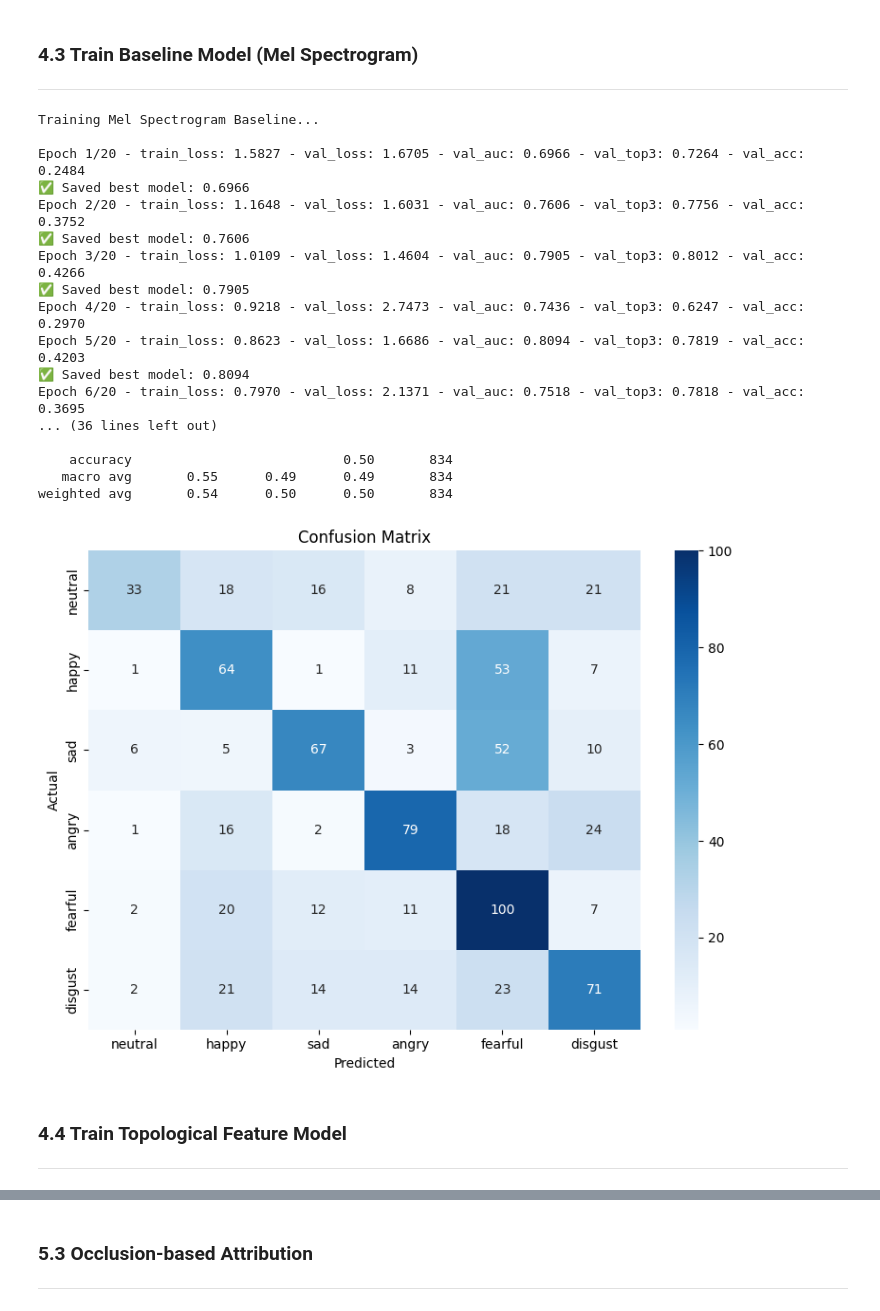
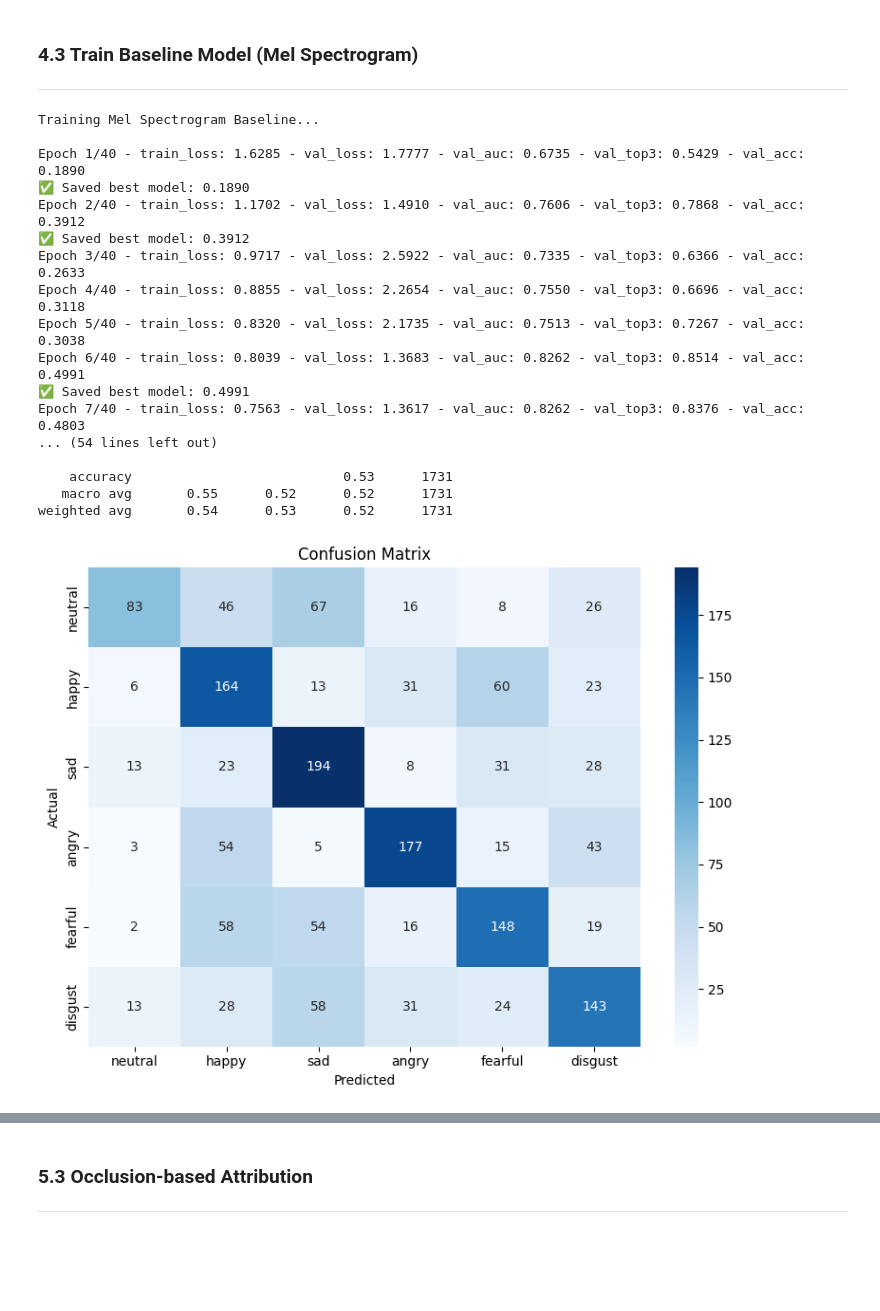
Before and after one commit to michelraskin/simplicialcomplex, a Jupyter notebook: paper_notebook.ipynb, the cells around one changed output, grey strips where cells are left out. Cells and saved outputs as stored; diff of their text form; code cells hidden in the pictures; blank space fills up the shorter version.

```diff
--- a/paper_notebook.ipynb
+++ b/paper_notebook.ipynb
@@ -410,29 +462,22 @@ if 'myY' in locals():
     # Filter for non-noisy test samples (clean evaluation)
     X_train, X_val, X_test = myData[train_idx], myData[val_idx], myData[test_idx]
     X_train2, X_val2, X_test2 = myData2[train_idx], myData2[val_idx], myData2[test_idx]
-    X_train3, X_val3, X_test3 = myData3[train_idx], myData3[val_idx], myData3[test_idx]
     y_train, y_val, y_test = myY[train_idx], myY[val_idx], myY[test_idx]
 
     # Convert to PyTorch tensors
     # Filter by noise for training (include both clean and noisy)
-    has_noise_train = np.where((myHasNoise[train_idx] == 0) | (myHasNoise[train_idx] == 1))[0]
-    X_train_tensor = torch.tensor(X_train[has_noise_train].transpose(0, 3, 1, 2), dtype=torch.float32)
-    X_train2_tensor = torch.tensor(X_train2[has_noise_train].transpose(0, 3, 1, 2), dtype=torch.float32)
-    X_train3_tensor = torch.tensor(X_train3[has_noise_train].transpose(0, 3, 1, 2), dtype=torch.float32)
-    y_train_tensor = torch.tensor(np.argmax(y_train[has_noise_train], axis=1), dtype=torch.long)
+    X_train_tensor = torch.tensor(X_train.transpose(0, 3, 1, 2), dtype=torch.float32)
+    X_train2_tensor = torch.tensor(X_train2.transpose(0, 3, 1, 2), dtype=torch.float32)
+    y_train_tensor = torch.tensor(np.argmax(y_train, axis=1), dtype=torch.long)
 
-    has_noise_val = np.where((myHasNoise[val_idx] == 0) | (myHasNoise[val_idx] == 1))[0]
-    X_val_tensor = torch.tensor(X_val[has_noise_val].transpose(0, 3, 1, 2), dtype=torch.float32)
-    X_val2_tensor = torch.tensor(X_val2[has_noise_val].transpose(0, 3, 1, 2), dtype=torch.float32)
-    X_val3_tensor = torch.tensor(X_val3[has_noise_val].transpose(0, 3, 1, 2), dtype=torch.float32)
-    y_val_tensor = torch.tensor(np.argmax(y_val[has_noise_val], axis=1), dtype=torch.long)
+    X_val_tensor = torch.tensor(X_val.transpose(0, 3, 1, 2), dtype=torch.float32)
+    X_val2_tensor = torch.tensor(X_val2.transpose(0, 3, 1, 2), dtype=torch.float32)
+    y_val_tensor = torch.tensor(np.argmax(y_val, axis=1), dtype=torch.long)
 
     # Test: only clean samples
-    has_noise_test = np.where(myHasNoise[test_idx] == 0)[0]
-    X_test_tensor = torch.tensor(X_test[has_noise_test].transpose(0, 3, 1, 2), dtype=torch.float32)
-    X_test2_tensor = torch.tensor(X_test2[has_noise_test].transpose(0, 3, 1, 2), dtype=torch.float32)
-    X_test3_tensor = torch.tensor(X_test3[has_noise_test].transpose(0, 3, 1, 2), dtype=torch.float32)
-    y_test_tensor = torch.tensor(np.argmax(y_test[has_noise_test], axis=1), dtype=torch.long)
+    X_test_tensor = torch.tensor(X_test.transpose(0, 3, 1, 2), dtype=torch.float32)
+    X_test2_tensor = torch.tensor(X_test2.transpose(0, 3, 1, 2), dtype=torch.float32)
+    y_test_tensor = torch.tensor(np.argmax(y_test, axis=1), dtype=torch.long)
 
     print(f"\nTensor shapes:")
     print(f"Train mel: {X_train_tensor.shape}")
@@ -465,7 +510,7 @@ def train_model(model, train_loader, val_loader, num_epochs=30, lr=1e-3,
     auroc = MulticlassAUROC(num_classes=6, average='macro').to(device)
     top3acc = MulticlassAccuracy(num_classes=6, top_k=3).to(device)
 
-    best_val_auc = 0.0
+    best_acc = 0.0
     history = {'train_loss': [], 'val_loss': [], 'val_auc': [], 'val_acc': []}
 
     for epoch in range(num_epochs):
@@ -531,10 +576,10 @@ def train_model(model, train_loader, val_loader, num_epochs=30, lr=1e-3,
               f"val_acc: {accuracy:.4f}")
 
         # Save best model
-        if val_auc > best_val_auc:
-            best_val_auc = val_auc
+        if accuracy > best_acc:
+            best_acc = accuracy
             torch.save(model.state_dict(), f"best_{model_name}.pth")
-            print(f"✅ Saved best model: {val_auc:.4f}")
+            print(f"✅ Saved best model: {accuracy:.4f}")
 
     return model, history
 
@@ -616,52 +661,48 @@ print("✅ Training functions defined")
 # %%
 # Create data loaders for mel spectrogram
 if 'X_train_tensor' in locals():
     train_dataset_mel = TensorDataset(X_train_tensor, y_train_tensor)
     val_dataset_mel = TensorDataset(X_val_tensor, y_val_tensor)
     test_dataset_mel = TensorDataset(X_test_tensor, y_test_tensor)
 
     train_loader_mel = DataLoader(train_dataset_mel, batch_size=256, shuffle=True,
                                    num_workers=4, pin_memory=True)
     val_loader_mel = DataLoader(val_dataset_mel, batch_size=256,
                                  num_workers=4, pin_memory=True)
     test_loader_mel = DataLoader(test_dataset_mel, batch_size=256)
 
     # Train mel spectrogram baseline
     print("Training Mel Spectrogram Baseline...\n")
     model_mel = MelSpectrogramCNN().to(device)
     model_mel, history_mel = train_model(
         model_mel, train_loader_mel, val_loader_mel,
-        num_epochs=20, model_name="model_mel", device=device
+        num_epochs=40, model_name="model_mel", device=device
     )
 
     # Evaluate
     print("\n" + "="*60)
     print("Mel Spectrogram Baseline Evaluation")
     print("="*60)
     results_mel = evaluate_model(model_mel, test_loader_mel, "best_model_mel.pth", device)
 # %% [output]
 Training Mel Spectrogram Baseline...
 
-Epoch 1/20 - train_loss: 1.5827 - val_loss: 1.6705 - val_auc: 0.6966 - val_top3: 0.7264 - val_acc: 0.2484
-✅ Saved best model: 0.6966
-Epoch 2/20 - train_loss: 1.1648 - val_loss: 1.6031 - val_auc: 0.7606 - val_top3: 0.7756 - val_acc: 0.3752
-✅ Saved best model: 0.7606
-Epoch 3/20 - train_loss: 1.0109 - val_loss: 1.4604 - val_auc: 0.7905 - val_top3: 0.8012 - val_acc: 0.4266
-✅ Saved best model: 0.7905
-Epoch 4/20 - train_loss: 0.9218 - val_loss: 2.7473 - val_auc: 0.7436 - val_top3: 0.6247 - val_acc: 0.2970
-Epoch 5/20 - train_loss: 0.8623 - val_loss: 1.6686 - val_auc: 0.8094 - val_top3: 0.7819 - val_acc: 0.4203
-✅ Saved best model: 0.8094
-Epoch 6/20 - train_loss: 0.7970 - val_loss: 2.1371 - val_auc: 0.7518 - val_top3: 0.7818 - val_acc: 0.3695
-... (36 lines left out)
+Epoch 1/40 - train_loss: 1.6285 - val_loss: 1.7777 - val_auc: 0.6735 - val_top3: 0.5429 - val_acc: 0.1890
+✅ Saved best model: 0.1890
+Epoch 2/40 - train_loss: 1.1702 - val_loss: 1.4910 - val_auc: 0.7606 - val_top3: 0.7868 - val_acc: 0.3912
+✅ Saved best model: 0.3912
+Epoch 3/40 - train_loss: 0.9717 - val_loss: 2.5922 - val_auc: 0.7335 - val_top3: 0.6366 - val_acc: 0.2633
+Epoch 4/40 - train_loss: 0.8855 - val_loss: 2.2654 - val_auc: 0.7550 - val_top3: 0.6696 - val_acc: 0.3118
+Epoch 5/40 - train_loss: 0.8320 - val_loss: 2.1735 - val_auc: 0.7513 - val_top3: 0.7267 - val_acc: 0.3038
+Epoch 6/40 - train_loss: 0.8039 - val_loss: 1.3683 - val_auc: 0.8262 - val_top3: 0.8514 - val_acc: 0.4991
+✅ Saved best model: 0.4991
+Epoch 7/40 - train_loss: 0.7563 - val_loss: 1.3617 - val_auc: 0.8262 - val_top3: 0.8376 - val_acc: 0.4803
+... (54 lines left out)
 
-    accuracy                           0.50       834
-   macro avg       0.55      0.49      0.49       834
-weighted avg       0.54      0.50      0.50       834
+    accuracy                           0.53      1731
+   macro avg       0.55      0.52      0.52      1731
+weighted avg       0.54      0.53      0.52      1731
-[figure, old version]
+[figure, new version]
-# %% [markdown]
-### 4.4 Train Topological Feature Model
-
----
 # %%
 # Create data loaders for topological features
 if 'X_train2_tensor' in locals():
```
Also changed, not shown: parts of 14 cells of this notebook.
